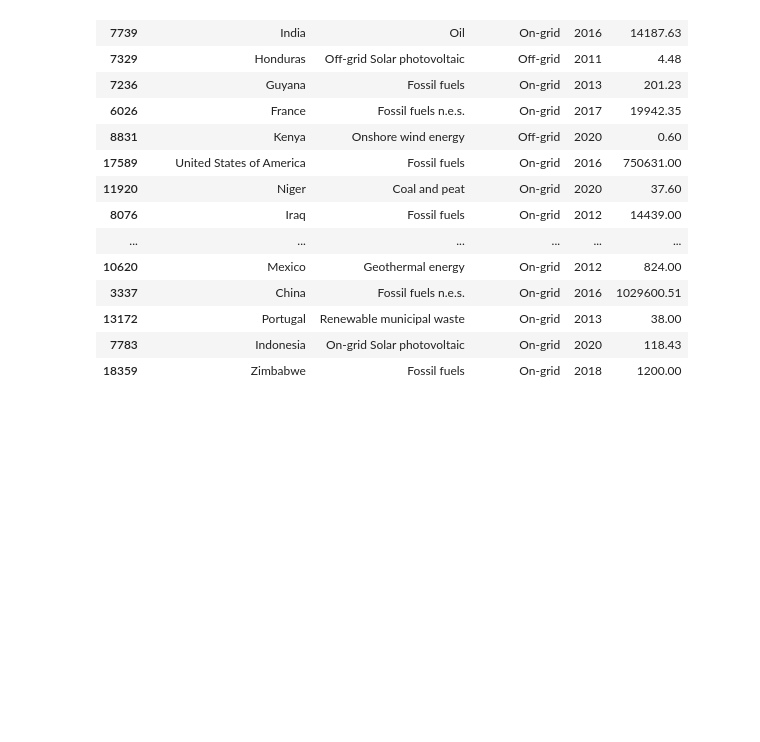
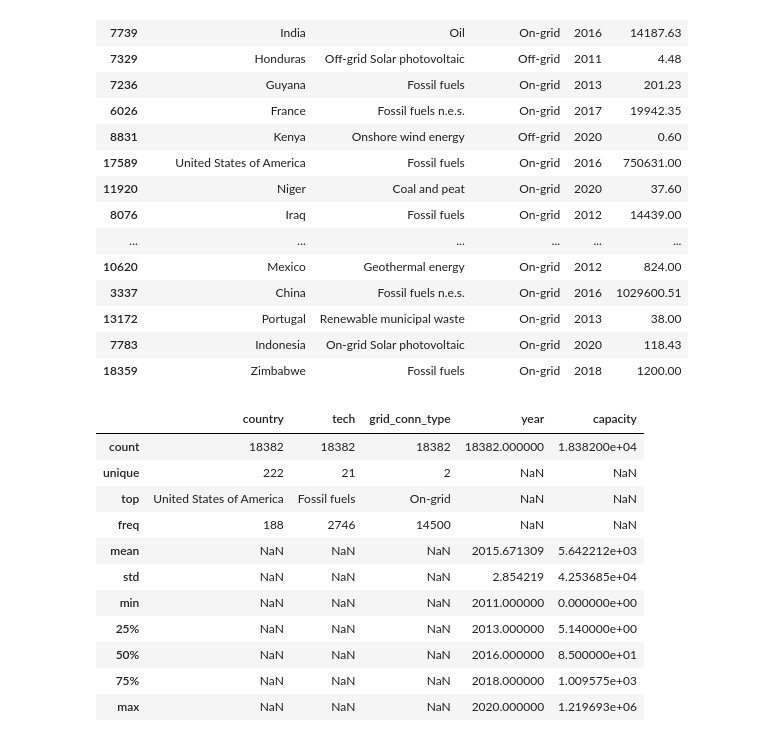
Before and after one commit to danielquintao/playing-with-fastapi, a Jupyter notebook: one_time_scripts/excel2sqlite.ipynb, the cells around one changed output. Drawn from its saved outputs; the diff is of its cells as text; code cells hidden in the pictures; blank space fills up the shorter version.

```diff
--- a/one_time_scripts/excel2sqlite.ipynb
+++ b/one_time_scripts/excel2sqlite.ipynb
@@ -166,3 +170,18 @@ df.sample(20)
 | 13172 | Portugal | Renewable municipal waste | On-grid | 2013 | 38.00 |
 | 7783 | Indonesia | On-grid Solar photovoltaic | On-grid | 2020 | 118.43 |
 | 18359 | Zimbabwe | Fossil fuels | On-grid | 2018 | 1200.00 |
+# %%
+df.describe(include="all")
+# %% [output]
+|  | country | tech | grid_conn_type | year | capacity |
+| count | 18382 | 18382 | 18382 | 18382.000000 | 1.838200e+04 |
+| unique | 222 | 21 | 2 | NaN | NaN |
+| top | United States of America | Fossil fuels | On-grid | NaN | NaN |
+| freq | 188 | 2746 | 14500 | NaN | NaN |
+| mean | NaN | NaN | NaN | 2015.671309 | 5.642212e+03 |
+| std | NaN | NaN | NaN | 2.854219 | 4.253685e+04 |
+| min | NaN | NaN | NaN | 2011.000000 | 0.000000e+00 |
+| 25% | NaN | NaN | NaN | 2013.000000 | 5.140000e+00 |
+| 50% | NaN | NaN | NaN | 2016.000000 | 8.500000e+01 |
+| 75% | NaN | NaN | NaN | 2018.000000 | 1.009575e+03 |
+| max | NaN | NaN | NaN | 2020.000000 | 1.219693e+06 |
```
Also changed, not shown: parts of 7 cells of this notebook, 1 other file.
